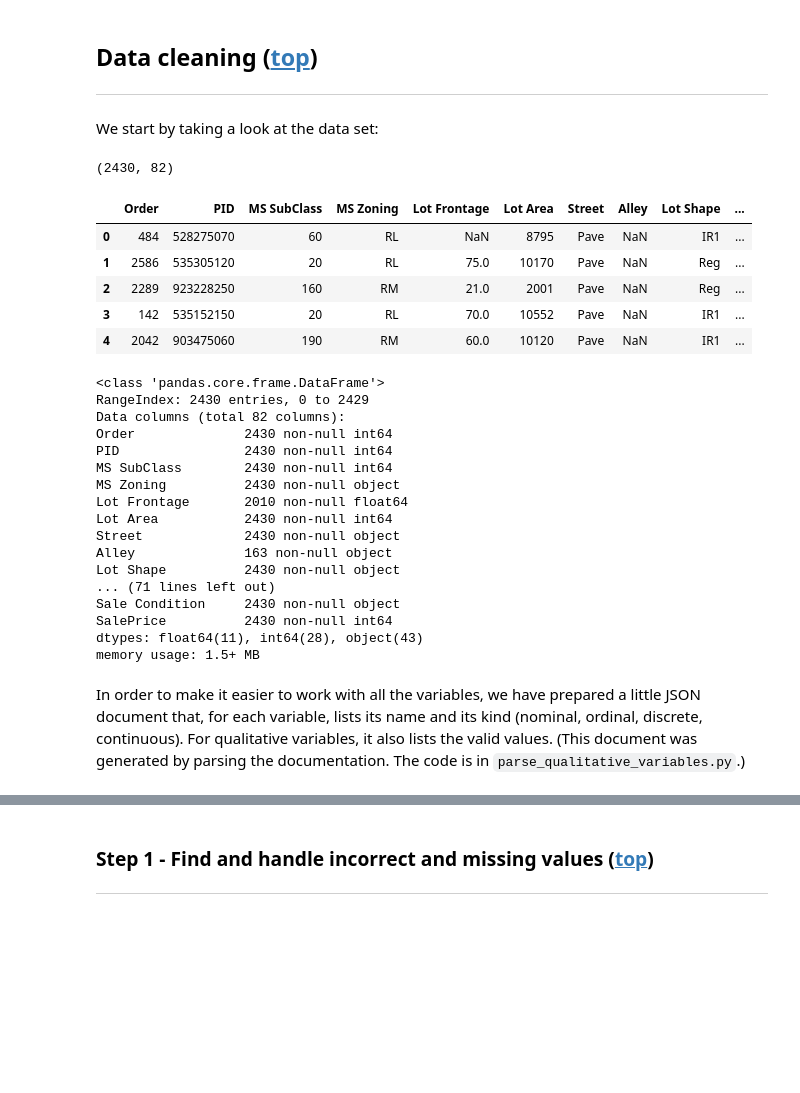
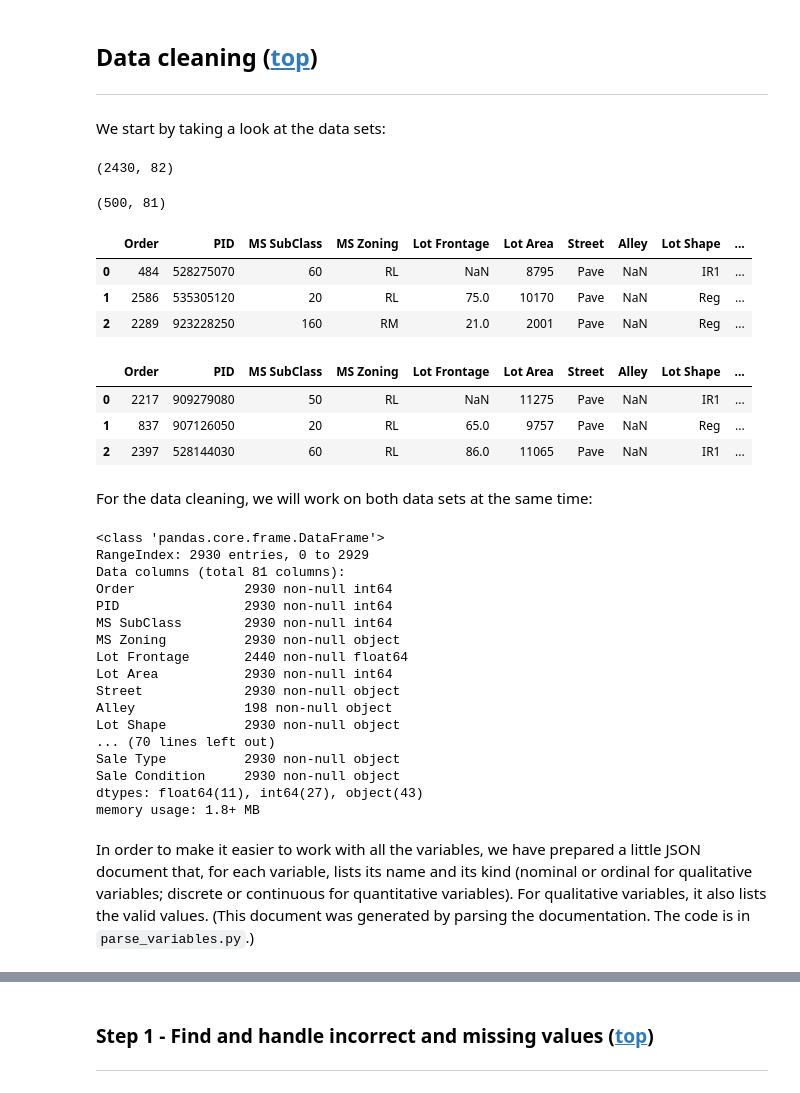
Before and after one commit to jeanrichard/epflx-adsml19-course3-project, a Jupyter notebook: house-prices/house-prices-solution-WIP.ipynb, the cells around one changed output, grey strips where cells are left out. Cells and saved outputs as stored; diff of their text form; code cells hidden in the pictures; blank space fills up the shorter version.

Commit message:
Part 2 - House prices: Check-point

```diff
--- a/house-prices/house-prices-solution-WIP.ipynb
+++ b/house-prices/house-prices-solution-WIP.ipynb
@@ -39,16 +39,28 @@ df = pd.read_csv(pathlib.Path.cwd() / 'house-prices.csv')
+# %%
+# Labeled data set - we will train & test the model on it:
+df_la = pd.read_csv(pathlib.Path.cwd() / 'house-prices.csv')
+
+# Unlabeled data set - we will apply the trained model on it:
+df_un = pd.read_csv(pathlib.Path.cwd() / 'house-prices-test.csv')
 # %% [markdown]
-We start by taking a look at the data set:
+We start by taking a look at the data sets:
-# %%
-df.shape
-# %% [output]
-(2430, 82)
+# %%
+display(df_la.shape, df_un.shape)
+# %% [output]
+(2430, 82)
+(500, 81)
 # %%
 with pd.option_context('display.max_columns', None):
-    display(df.head())
+    display(df_la.head(3))
+    display(df_un.head(3))
 # %% [output]
 |  | Order | PID | MS SubClass | MS Zoning | Lot Frontage | Lot Area | Street | Alley | Lot Shape | ... |
 | 0 | 484 | 528275070 | 60 | RL | NaN | 8795 | Pave | NaN | IR1 | ... |
 | 1 | 2586 | 535305120 | 20 | RL | 75.0 | 10170 | Pave | NaN | Reg | ... |
 | 2 | 2289 | 923228250 | 160 | RM | 21.0 | 2001 | Pave | NaN | Reg | ... |
-| 3 | 142 | 535152150 | 20 | RL | 70.0 | 10552 | Pave | NaN | IR1 | ... |
-| 4 | 2042 | 903475060 | 190 | RM | 60.0 | 10120 | Pave | NaN | IR1 | ... |
+|  | Order | PID | MS SubClass | MS Zoning | Lot Frontage | Lot Area | Street | Alley | Lot Shape | ... |
+| 0 | 2217 | 909279080 | 50 | RL | NaN | 11275 | Pave | NaN | IR1 | ... |
+| 1 | 837 | 907126050 | 20 | RL | 65.0 | 9757 | Pave | NaN | Reg | ... |
+| 2 | 2397 | 528144030 | 60 | RL | 86.0 | 11065 | Pave | NaN | IR1 | ... |
+# %% [markdown]
+For the data cleaning, we will work on both data sets at the same time:
@@ -55,23 +72,23 @@ with pd.option_context('display.max_columns', None):
 # %%
-df.info(verbose=True, null_counts=True)
+df_all.info(verbose=True, null_counts=True)
 # %% [output]
 <class 'pandas.core.frame.DataFrame'>
-RangeIndex: 2430 entries, 0 to 2429
-Data columns (total 82 columns):
-Order              2430 non-null int64
-PID                2430 non-null int64
-MS SubClass        2430 non-null int64
-MS Zoning          2430 non-null object
-Lot Frontage       2010 non-null float64
-Lot Area           2430 non-null int64
-Street             2430 non-null object
-Alley              163 non-null object
-Lot Shape          2430 non-null object
-... (71 lines left out)
-Sale Condition     2430 non-null object
-SalePrice          2430 non-null int64
-dtypes: float64(11), int64(28), object(43)
-memory usage: 1.5+ MB
+RangeIndex: 2930 entries, 0 to 2929
+Data columns (total 81 columns):
+Order              2930 non-null int64
+PID                2930 non-null int64
+MS SubClass        2930 non-null int64
+MS Zoning          2930 non-null object
+Lot Frontage       2440 non-null float64
+Lot Area           2930 non-null int64
+Street             2930 non-null object
+Alley              198 non-null object
+Lot Shape          2930 non-null object
+... (70 lines left out)
+Sale Type          2930 non-null object
+Sale Condition     2930 non-null object
+dtypes: float64(11), int64(27), object(43)
+memory usage: 1.8+ MB
 # %% [markdown]
-In order to make it easier to work with all the variables, we have prepared a little JSON document that, for each variable, lists its name and its kind (nominal, ordinal, discrete, continuous). For qualitative variables, it also lists the valid values. (This document was generated by parsing the documentation. The code is in `parse_qualitative_variables.py`.)
+In order to make it easier to work with all the variables, we have prepared a little JSON document that, for each variable, lists its name and its kind (nominal or ordinal for qualitative variables; discrete or continuous for quantitative variables). For qualitative variables, it also lists the valid values. (This document was generated by parsing the documentation. The code is in `parse_variables.py`.)
 # %%
```
Also changed, not shown: parts of 133 cells of this notebook, 2 other files.
